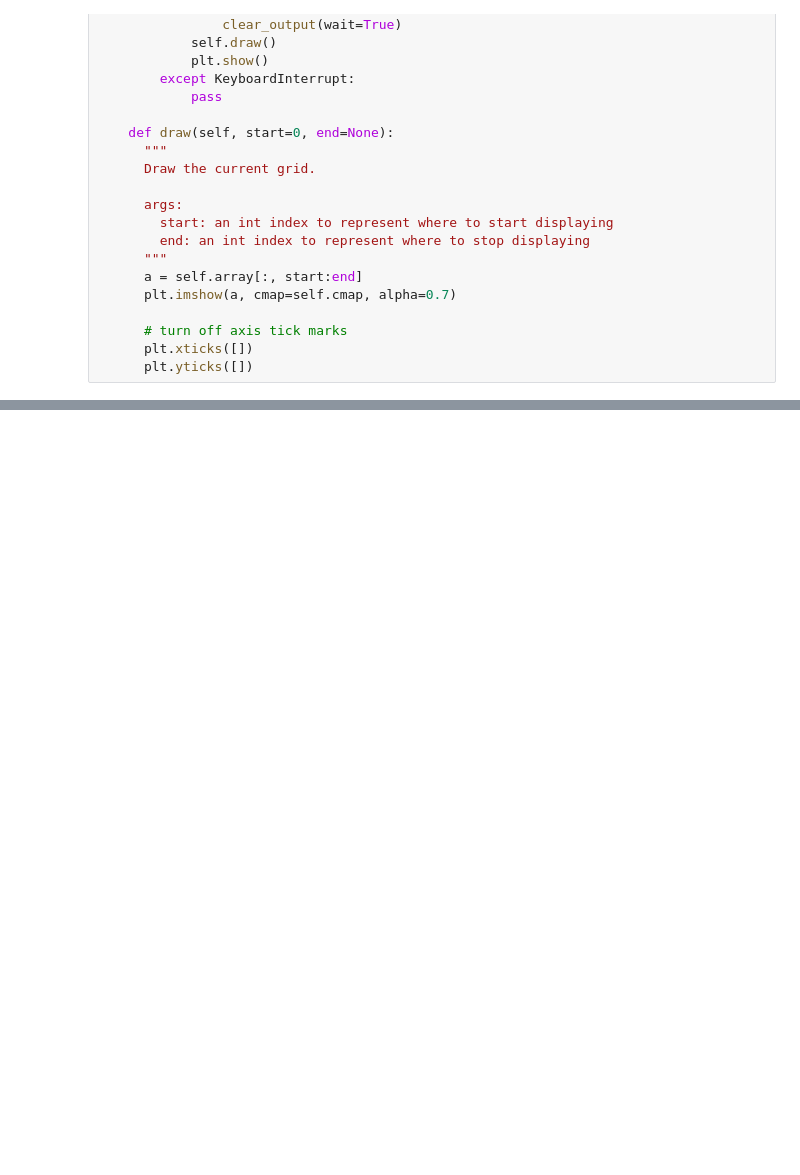
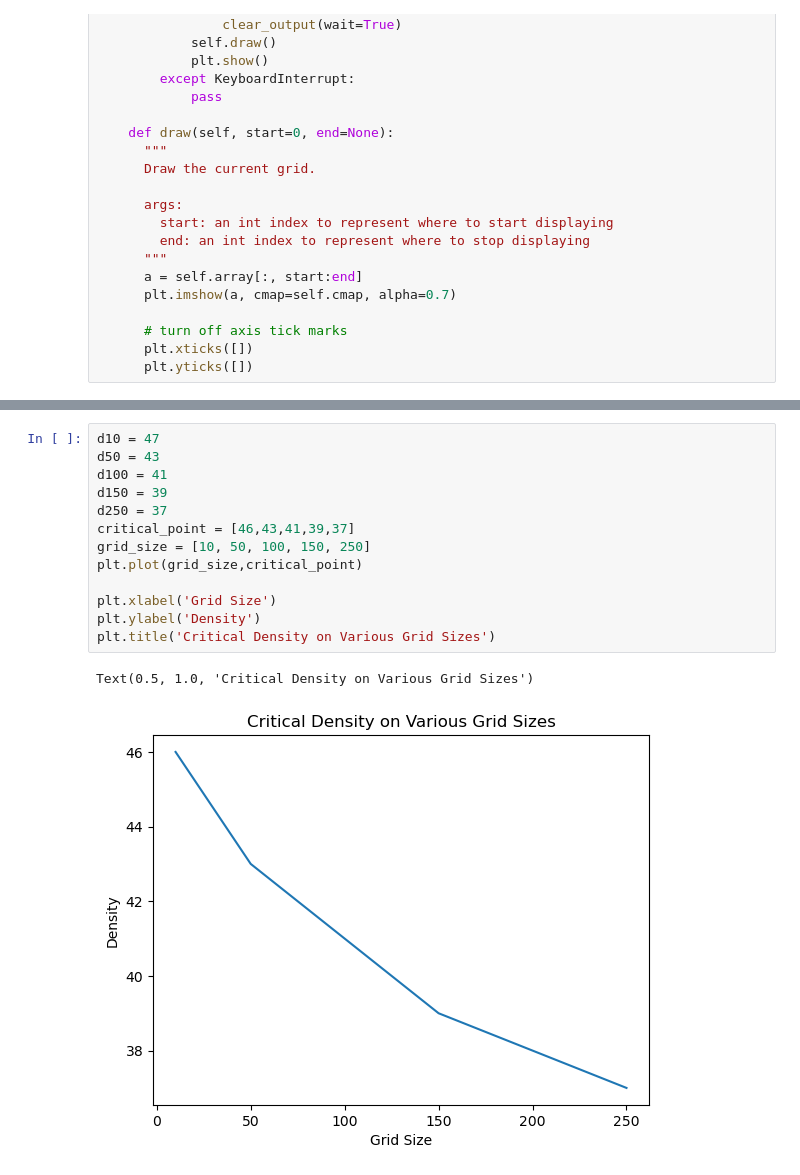
Before and after one commit to RebeccaFlach/rule-184, a Jupyter notebook: code/rule_184_density_exp.ipynb, the cells around one changed output, grey strips where cells are left out. Drawn from its saved outputs; the diff is of its cells as text; blank space fills up the shorter version.

```diff
--- a/code/rule_184_density_exp.ipynb
+++ b/code/rule_184_density_exp.ipynb
@@ -208,0 +219,16 @@ plt.show()
+# %%
+d10 = 47
+d50 = 43
+d100 = 41
+d150 = 39
+d250 = 37
+critical_point = [46,43,41,39,37]
+grid_size = [10, 50, 100, 150, 250]
+plt.plot(grid_size,critical_point)
+
+plt.xlabel('Grid Size')
+plt.ylabel('Density')
+plt.title('Critical Density on Various Grid Sizes')
+# %% [output]
+Text(0.5, 1.0, 'Critical Density on Various Grid Sizes')
+[figure, added]
```
Also changed, not shown: parts of 4 cells of this notebook.
